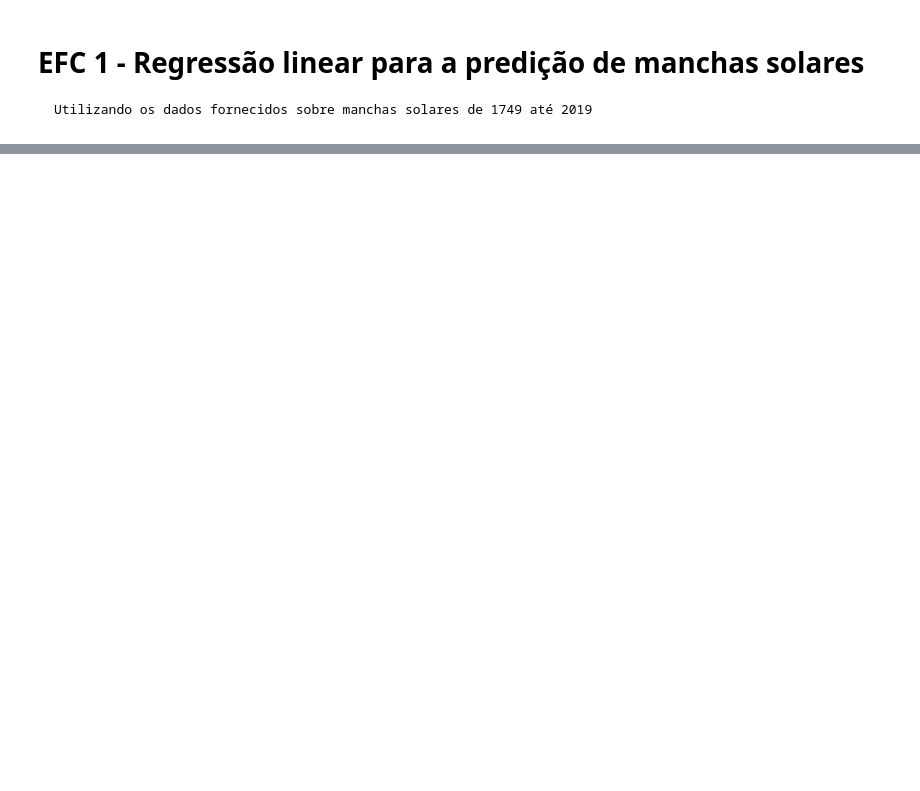
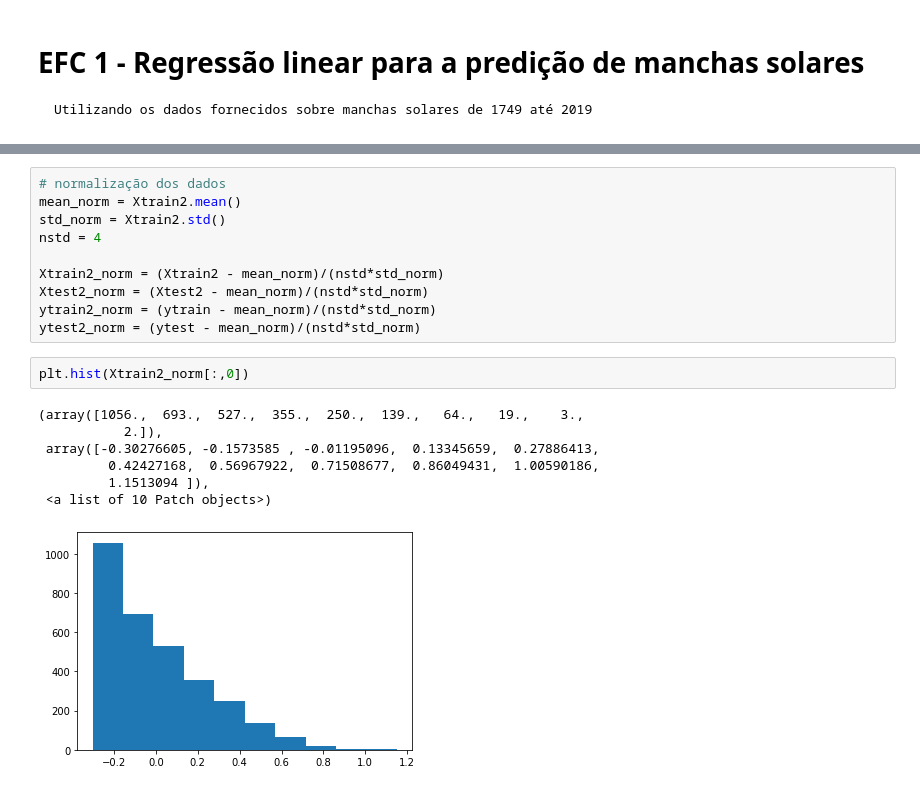
Before and after one commit to marinacer/EFC1, a Jupyter notebook: EFC1.ipynb, the cells around one changed output, grey strips where cells are left out. Saved outputs shown, nothing was run; the diff lists cells and outputs as text; blank space fills up the shorter version.

```diff
--- a/EFC1.ipynb
+++ b/EFC1.ipynb
@@ -97,0 +134,20 @@ plt.plot(rmse_history[0])
+# %%
+# normalização dos dados
+mean_norm = Xtrain2.mean()
+std_norm = Xtrain2.std()
+nstd = 4
+
+Xtrain2_norm = (Xtrain2 - mean_norm)/(nstd*std_norm)
+Xtest2_norm = (Xtest2 - mean_norm)/(nstd*std_norm)
+ytrain2_norm = (ytrain - mean_norm)/(nstd*std_norm)
+ytest2_norm = (ytest - mean_norm)/(nstd*std_norm)
+# %%
+plt.hist(Xtrain2_norm[:,0])
+# %% [output]
+(array([1056.,  693.,  527.,  355.,  250.,  139.,   64.,   19.,    3.,
+           2.]),
+ array([-0.30276605, -0.1573585 , -0.01195096,  0.13345659,  0.27886413,
+         0.42427168,  0.56967922,  0.71508677,  0.86049431,  1.00590186,
+         1.1513094 ]),
+ <a list of 10 Patch objects>)
+[figure, added]
```
Also changed, not shown: parts of 21 cells of this notebook.
